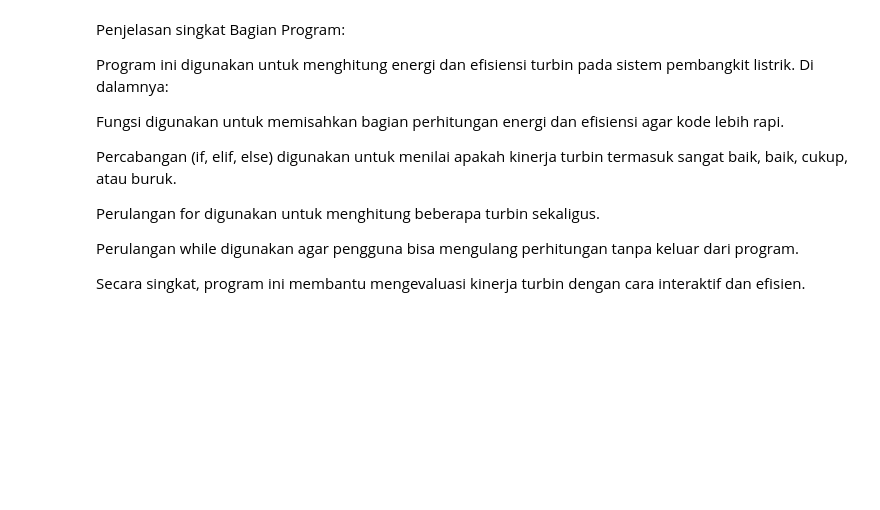
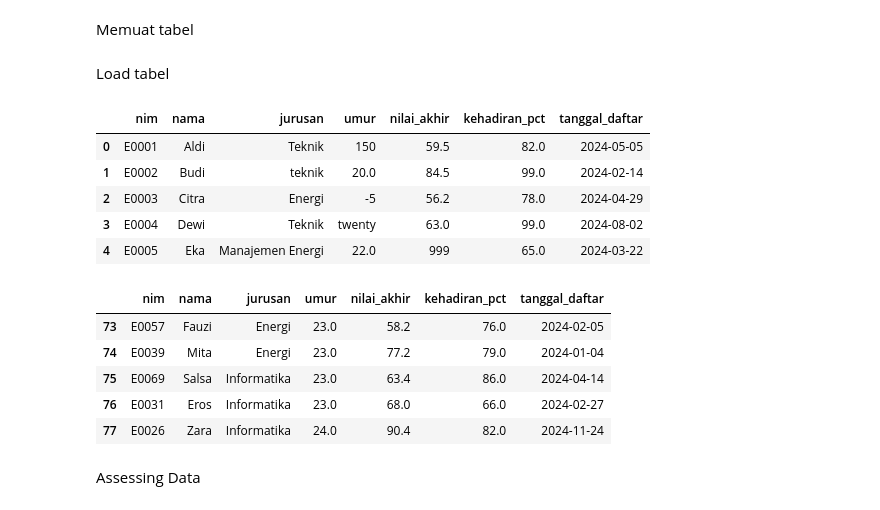
Before and after one commit to hikkaarya/Pemerograman-Dasar, a Jupyter notebook: Untitled0.ipynb, the cells around one changed output. Cells and saved outputs as stored; diff of their text form; code cells hidden in the pictures; blank space fills up the shorter version.

```diff
--- a/Untitled0.ipynb
+++ b/Untitled0.ipynb
@@ -96,15 +2,0 @@ Program selesai. Terima kasih telah menggunakan sistem ini!
-# %% [markdown]
-Penjelasan singkat Bagian Program:
-
-Program ini digunakan untuk menghitung energi dan efisiensi turbin pada sistem pembangkit listrik.
-Di dalamnya:
-
-Fungsi digunakan untuk memisahkan bagian perhitungan energi dan efisiensi agar kode lebih rapi.
-
-Percabangan (if, elif, else) digunakan untuk menilai apakah kinerja turbin termasuk sangat baik, baik, cukup, atau buruk.
-
-Perulangan for digunakan untuk menghitung beberapa turbin sekaligus.
-
-Perulangan while digunakan agar pengguna bisa mengulang perhitungan tanpa keluar dari program.
-
-Secara singkat, program ini membantu mengevaluasi kinerja turbin dengan cara interaktif dan efisien.
@@ -110,0 +8,29 @@ Secara singkat, program ini membantu mengevaluasi kinerja turbin dengan cara int
+# %% [markdown]
+Memuat tabel
+# %%
+Hikka_df = pd.read_csv('/content/mahasiswa.csv')
+#import file csv
+# %% [markdown]
+Load tabel
+# %%
+Hikka_df.head()
+#melihat 5 data teratas
+# %% [output]
+|  | nim | nama | jurusan | umur | nilai_akhir | kehadiran_pct | tanggal_daftar |
+| 0 | E0001 | Aldi | Teknik | 150 | 59.5 | 82.0 | 2024-05-05 |
+| 1 | E0002 | Budi | teknik | 20.0 | 84.5 | 99.0 | 2024-02-14 |
+| 2 | E0003 | Citra | Energi | -5 | 56.2 | 78.0 | 2024-04-29 |
+| 3 | E0004 | Dewi | Teknik | twenty | 63.0 | 99.0 | 2024-08-02 |
+| 4 | E0005 | Eka | Manajemen Energi | 22.0 | 999 | 65.0 | 2024-03-22 |
+# %%
+Hikka_df.tail()
+#melihat 5 data terakhir
+# %% [output]
+|  | nim | nama | jurusan | umur | nilai_akhir | kehadiran_pct | tanggal_daftar |
+| 73 | E0057 | Fauzi | Energi | 23.0 | 58.2 | 76.0 | 2024-02-05 |
+| 74 | E0039 | Mita | Energi | 23.0 | 77.2 | 79.0 | 2024-01-04 |
+| 75 | E0069 | Salsa | Informatika | 23.0 | 63.4 | 86.0 | 2024-04-14 |
+| 76 | E0031 | Eros | Informatika | 23.0 | 68.0 | 66.0 | 2024-02-27 |
+| 77 | E0026 | Zara | Informatika | 24.0 | 90.4 | 82.0 | 2024-11-24 |
+# %% [markdown]
+Assessing Data
```
Also changed, not shown: parts of 79 cells of this notebook.
